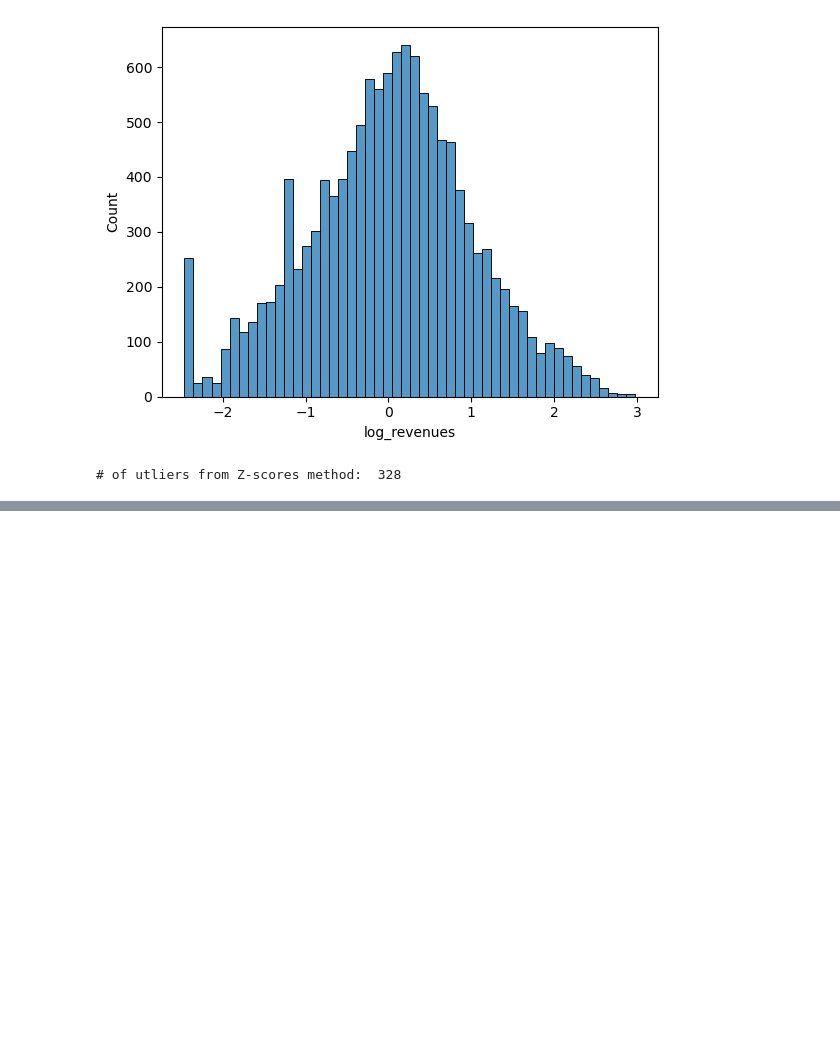
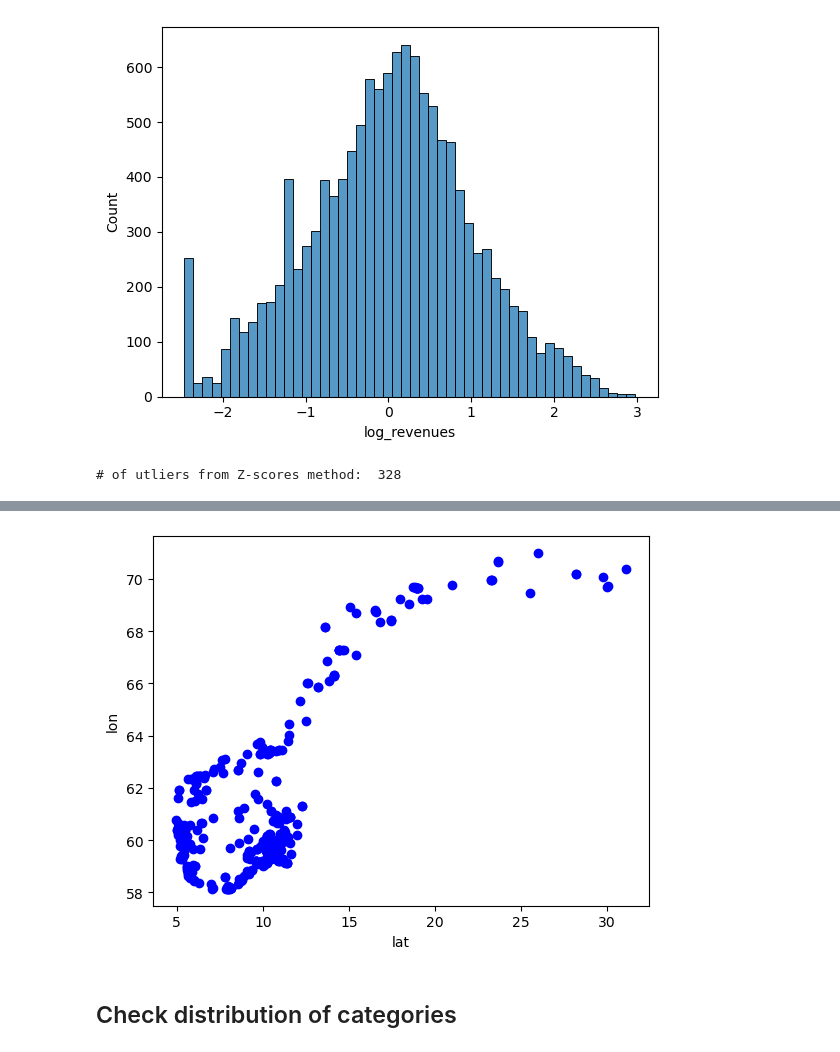
Before and after one commit to halvorlinder/TDT4173-Machine-Learning, a Jupyter notebook: outliers.ipynb, the cells around one changed output, grey strips where cells are left out. Saved outputs shown, nothing was run; the diff lists cells and outputs as text; code cells hidden in the pictures; blank space fills up the shorter version.

```diff
--- a/outliers.ipynb
+++ b/outliers.ipynb
@@ -99,0 +133,9 @@ print(count)
+# %%
+plt.plot(most_revenue["lon"], most_revenue["lat"], "bo")
+plt.ylabel("lon")
+plt.xlabel("lat")
+plt.show();
+# %% [output]
+[figure, added]
+# %% [markdown]
+## Check distribution of categories
```
Also changed, not shown: parts of 14 cells of this notebook.
